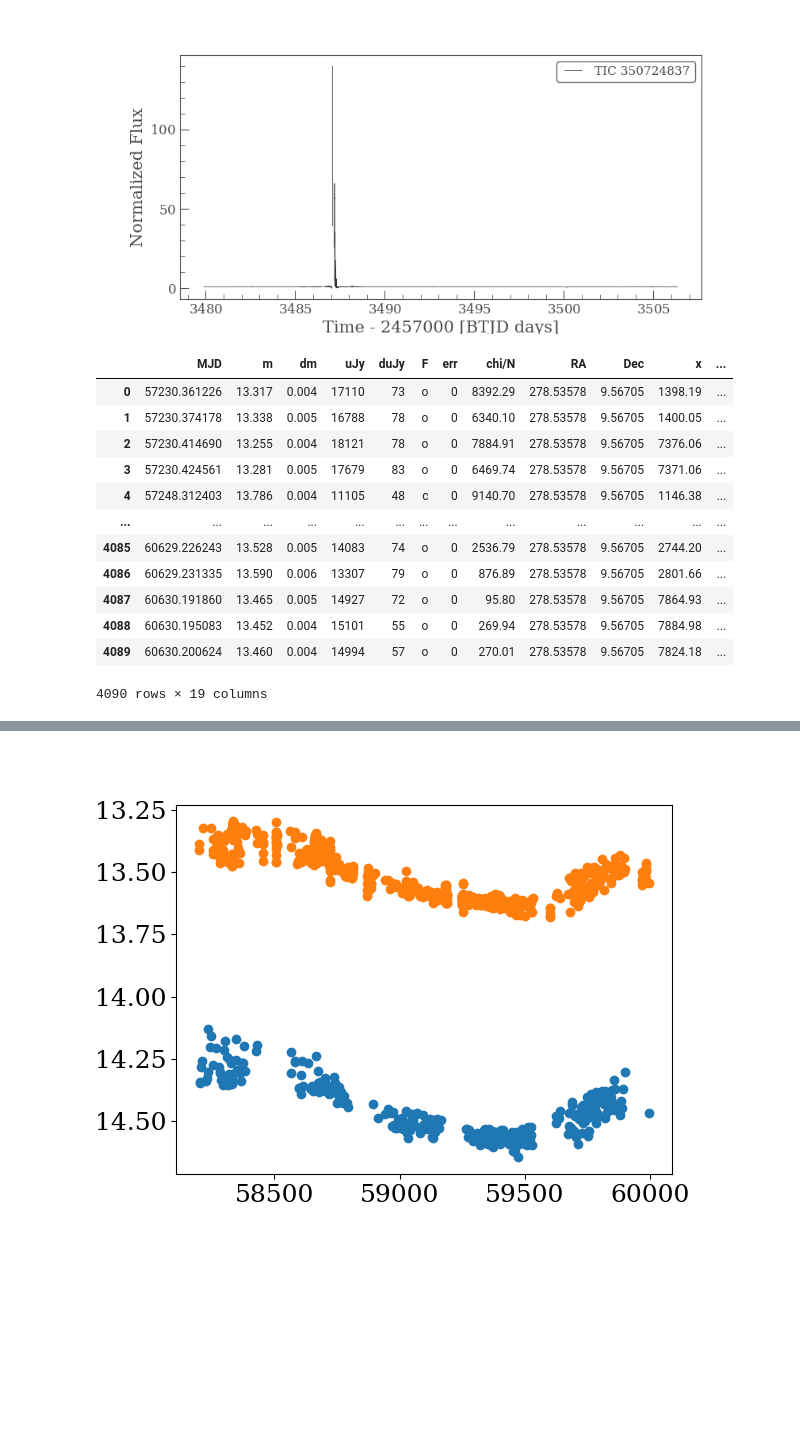
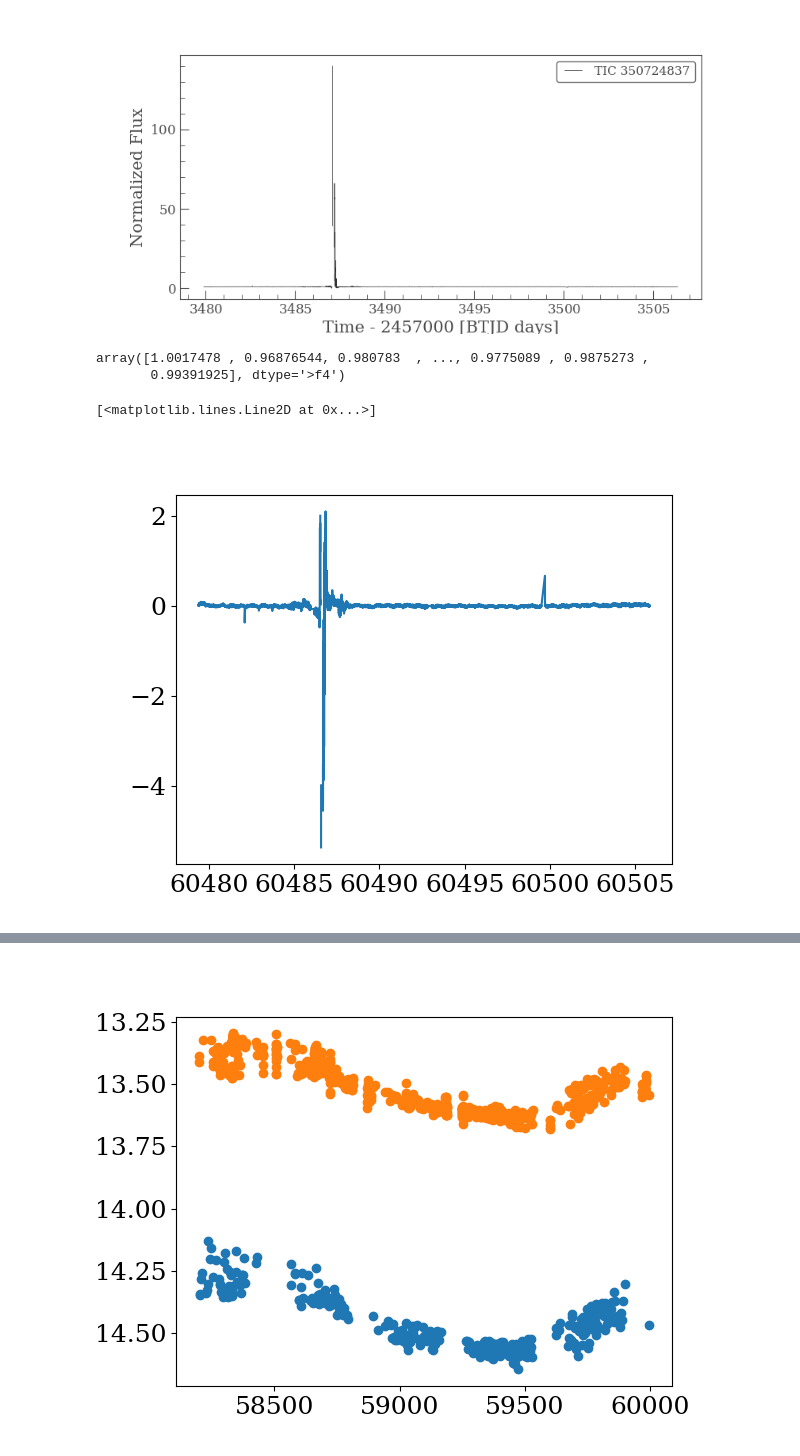
Before and after one commit to jradavenport/ZTF24aaerzwh, a Jupyter notebook: explore.ipynb, the cells around one changed output, grey strips where cells are left out. Drawn from its saved outputs; the diff is of its cells as text; code cells hidden in the pictures; blank space fills up the shorter version.

```diff
--- a/explore.ipynb
+++ b/explore.ipynb
@@ -23,22 +25,17 @@ TESS[0].plot()
 # %% [output]
 <Axes: xlabel='Time - 2457000 [BTJD days]', ylabel='Normalized Flux'>
 [figure]
-# %%
-atlas
-# %% [output]
-|  | MJD | m | dm | uJy | duJy | F | err | chi/N | RA | Dec | x | ... |
-| 0 | 57230.361226 | 13.317 | 0.004 | 17110 | 73 | o | 0 | 8392.29 | 278.53578 | 9.56705 | 1398.19 | ... |
-| 1 | 57230.374178 | 13.338 | 0.005 | 16788 | 78 | o | 0 | 6340.10 | 278.53578 | 9.56705 | 1400.05 | ... |
-| 2 | 57230.414690 | 13.255 | 0.004 | 18121 | 78 | o | 0 | 7884.91 | 278.53578 | 9.56705 | 7376.06 | ... |
-| 3 | 57230.424561 | 13.281 | 0.005 | 17679 | 83 | o | 0 | 6469.74 | 278.53578 | 9.56705 | 7371.06 | ... |
-| 4 | 57248.312403 | 13.786 | 0.004 | 11105 | 48 | c | 0 | 9140.70 | 278.53578 | 9.56705 | 1146.38 | ... |
-| ... | ... | ... | ... | ... | ... | ... | ... | ... | ... | ... | ... | ... |
-| 4085 | 60629.226243 | 13.528 | 0.005 | 14083 | 74 | o | 0 | 2536.79 | 278.53578 | 9.56705 | 2744.20 | ... |
-| 4086 | 60629.231335 | 13.590 | 0.006 | 13307 | 79 | o | 0 | 876.89 | 278.53578 | 9.56705 | 2801.66 | ... |
-| 4087 | 60630.191860 | 13.465 | 0.005 | 14927 | 72 | o | 0 | 95.80 | 278.53578 | 9.56705 | 7864.93 | ... |
-| 4088 | 60630.195083 | 13.452 | 0.004 | 15101 | 55 | o | 0 | 269.94 | 278.53578 | 9.56705 | 7884.98 | ... |
-| 4089 | 60630.200624 | 13.460 | 0.004 | 14994 | 57 | o | 0 | 270.01 | 278.53578 | 9.56705 | 7824.18 | ... |
-4090 rows × 19 columns
+# %%
+TESS[0]['flux'].value
+# %% [output]
+array([1.0017478 , 0.96876544, 0.980783  , ..., 0.9775089 , 0.9875273 ,
+       0.99391925], dtype='>f4')
+# %%
+plt.figure()
+plt.plot(TESS[0]['time'].value + 2457000 - 2400000.5, -2.5 * np.log10((TESS[0]['flux'].value/ np.nanmedian(TESS[0]['flux'].value))))
+# %% [output]
+[<matplotlib.lines.Line2D at 0x...>]
+[figure, added]
 # %%
 # ATLAS
 atlas = pd.read_table('data/atlas_job1892282.txt', delim_whitespace=True)
```
Also changed, not shown: parts of 14 cells of this notebook, 3 other files.
